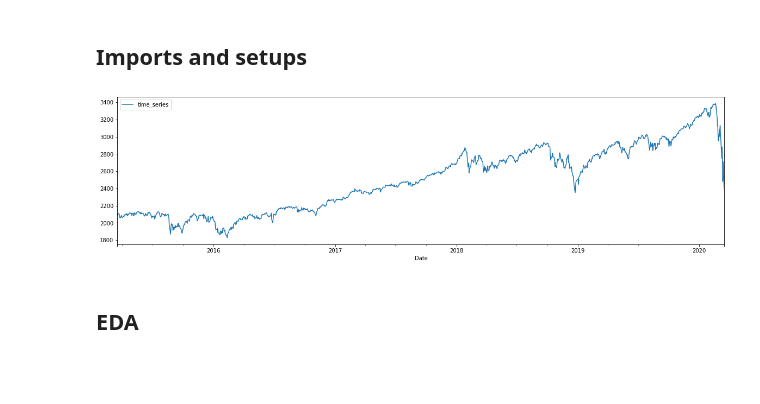
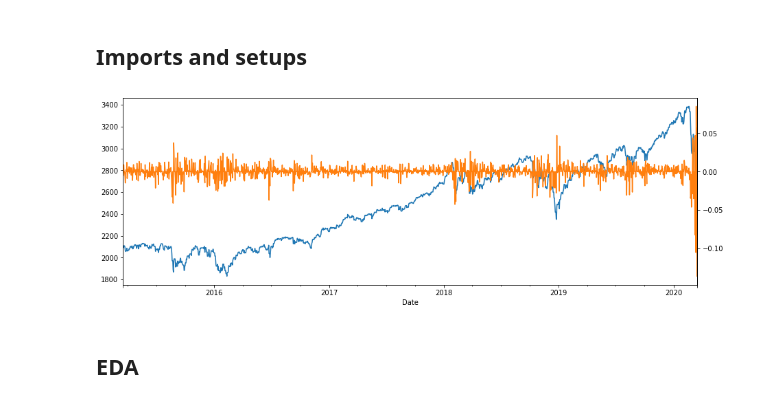
Before and after one commit to giotto-ai/giotto-time, a Jupyter notebook: examples/plots_import_example.ipynb, the cells around one changed output. Drawn from its saved outputs; the diff is of its cells as text; code cells hidden in the pictures; blank space fills up the shorter version.

```diff
--- a/examples/plots_import_example.ipynb
+++ b/examples/plots_import_example.ipynb
@@ -15,14 +14,15 @@ from gtime.plotting import seasonal_plot, subplots, lagplot, acf_plot
 # %%
 df_sp = pd.read_csv('https://storage.googleapis.com/l2f-open-models/giotto-time/examples/data/^GSPC.csv')
 df_close = df_sp.set_index('Date')['Close']
 df_close.index = pd.to_datetime(df_close.index)
 time_series_preparation = TimeSeriesPreparation()
 period_index_time_series = time_series_preparation.transform(df_close)
-period_index_time_series.plot(figsize=(20, 5))
 df = period_index_time_series.resample('D').fillna(method='ffill')
-plt.show()
+returns = (df.diff() / df).dropna()
+ax = df.plot(figsize=(15, 5), legend=False)
+ax = returns.plot(ax=ax, secondary_y=True, legend=False)
 # %% [output]
-[figure, old version]
+[figure, new version]
 # %% [markdown]
 ## EDA
 # %%
```
Also changed, not shown: parts of 5 cells of this notebook, 5 other files.
